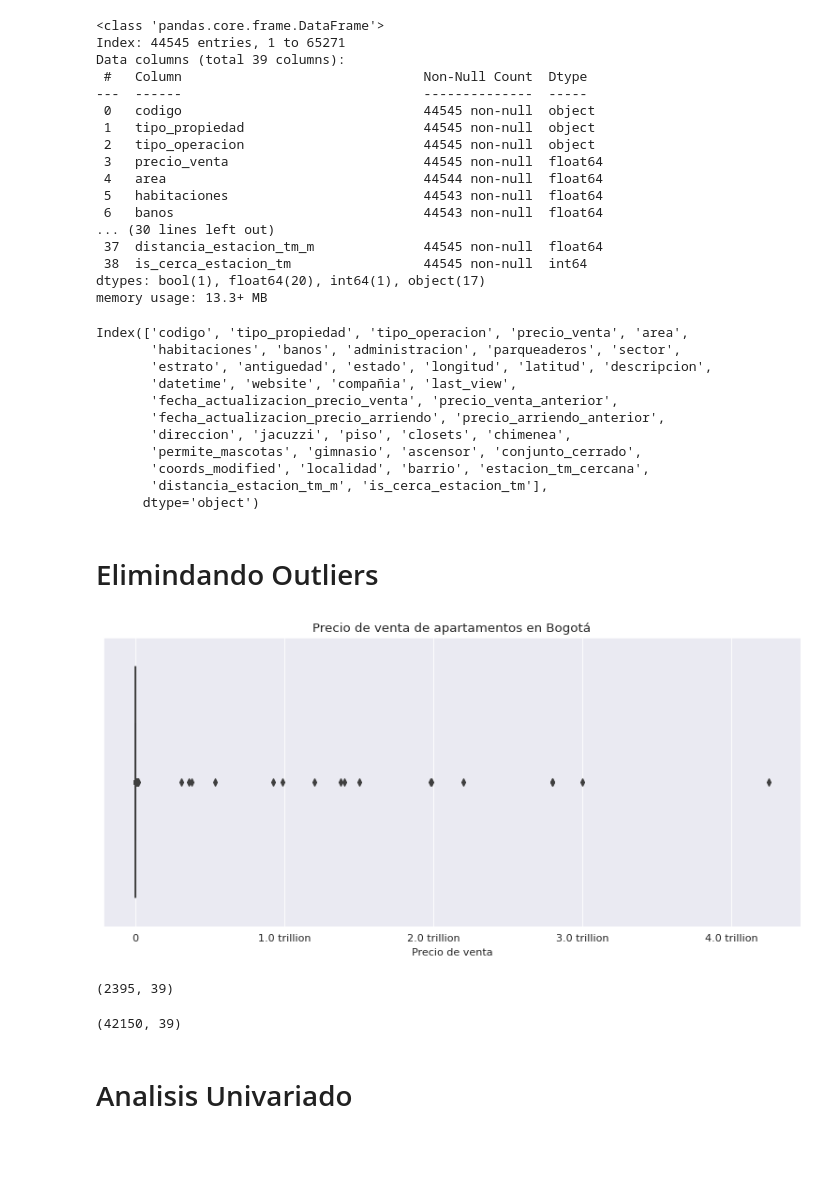
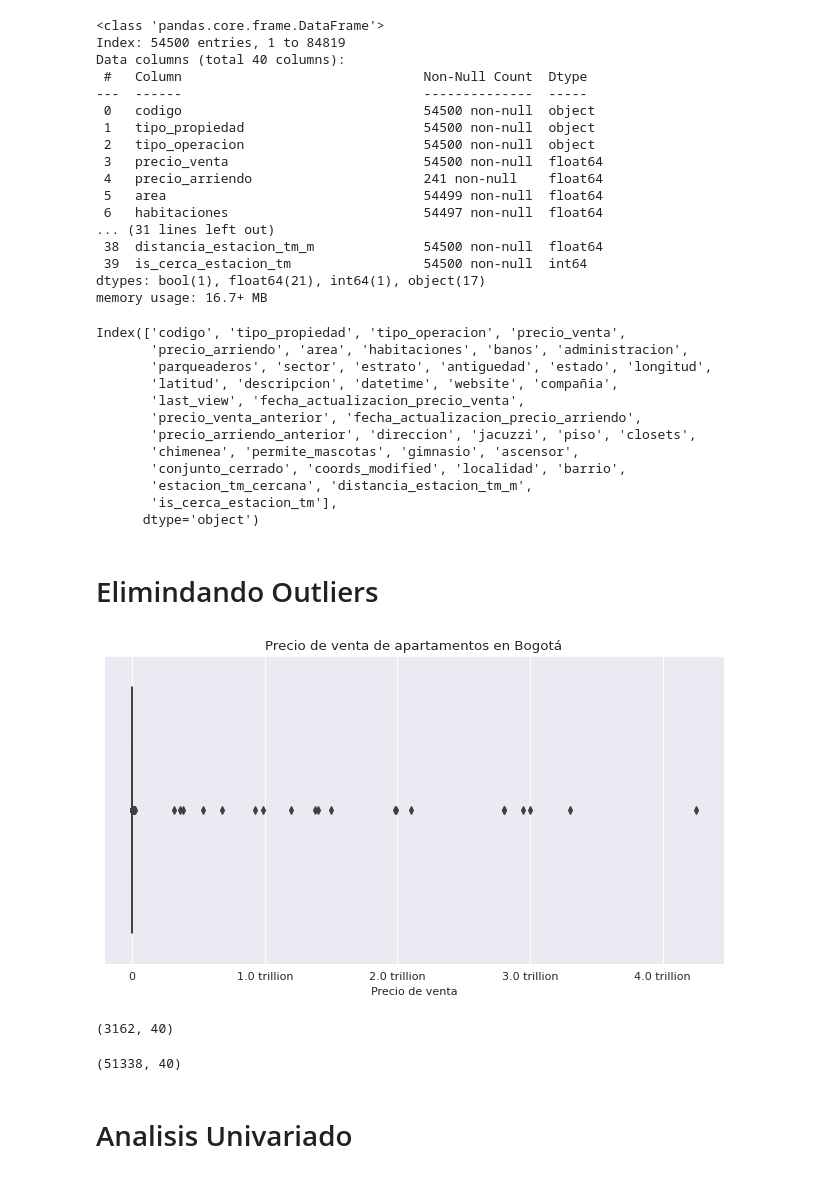
Before and after one commit to builker-col/bogota-apartments, a Jupyter notebook: notebooks/venta_data_exploraty.ipynb, the cells around one changed output. Cells and saved outputs as stored; diff of their text form; code cells hidden in the pictures; blank space fills up the shorter version.

Commit message:
Update visualizations and remove outdated report

```diff
--- a/notebooks/venta_data_exploraty.ipynb
+++ b/notebooks/venta_data_exploraty.ipynb
@@ -10,3 +18,13 @@ warnings.filterwarnings('ignore')
 # %%
 sns.set_style('darkgrid')
 plt.rcParams['figure.dpi'] = 80
+# %%
+client = pymongo.MongoClient(os.getenv('MONGO_URI'))
+db = client[os.getenv('MONGO_DATABASE')]
+collection = db['scrapy_bogota_apartments_processed']
+
+apartments = pd.DataFrame(list(collection.find()))
+apartments = apartments.drop(columns=['_id'], axis=1)
+apartments = apartments.loc[(apartments['tipo_operacion'] == 'VENTA') & (apartments['coords_modified'] == False)]
+
+apartments.head(3)
@@ -13,6 +37,6 @@ plt.rcParams['figure.dpi'] = 80
 # %%
-apartments = pd.read_csv('../data/processed/apartments.csv')
-print(apartments.shape)
-apartments = apartments.loc[(apartments['tipo_operacion'] == 'VENTA') & (apartments['coords_modified'] == False)]
-apartments = apartments.drop(['precio_arriendo'], axis=1)
-apartments.head()
+# apartments = pd.read_csv('../data/processed/apartments.csv')
+# print(apartments.shape)
+# apartments = apartments.loc[(apartments['tipo_operacion'] == 'VENTA') & (apartments['coords_modified'] == False)]
+# apartments = apartments.drop(['precio_arriendo'], axis=1)
+# apartments.head()
@@ -33,35 +48,36 @@ apartments.shape
 apartments.info()
 # %% [output]
 <class 'pandas.core.frame.DataFrame'>
-Index: 44545 entries, 1 to 65271
-Data columns (total 39 columns):
+Index: 54500 entries, 1 to 84819
+Data columns (total 40 columns):
  #   Column                               Non-Null Count  Dtype
 ---  ------                               --------------  -----
- 0   codigo                               44545 non-null  object
- 1   tipo_propiedad                       44545 non-null  object
- 2   tipo_operacion                       44545 non-null  object
- 3   precio_venta                         44545 non-null  float64
- 4   area                                 44544 non-null  float64
- 5   habitaciones                         44543 non-null  float64
- 6   banos                                44543 non-null  float64
-... (30 lines left out)
- 37  distancia_estacion_tm_m              44545 non-null  float64
- 38  is_cerca_estacion_tm                 44545 non-null  int64
-dtypes: bool(1), float64(20), int64(1), object(17)
-memory usage: 13.3+ MB
+ 0   codigo                               54500 non-null  object
+ 1   tipo_propiedad                       54500 non-null  object
+ 2   tipo_operacion                       54500 non-null  object
+ 3   precio_venta                         54500 non-null  float64
+ 4   precio_arriendo                      241 non-null    float64
+ 5   area                                 54499 non-null  float64
+ 6   habitaciones                         54497 non-null  float64
+... (31 lines left out)
+ 38  distancia_estacion_tm_m              54500 non-null  float64
+ 39  is_cerca_estacion_tm                 54500 non-null  int64
+dtypes: bool(1), float64(21), int64(1), object(17)
+memory usage: 16.7+ MB
 # %%
 apartments.columns
 # %% [output]
-Index(['codigo', 'tipo_propiedad', 'tipo_operacion', 'precio_venta', 'area',
-       'habitaciones', 'banos', 'administracion', 'parqueaderos', 'sector',
-       'estrato', 'antiguedad', 'estado', 'longitud', 'latitud', 'descripcion',
-       'datetime', 'website', 'compañia', 'last_view',
-       'fecha_actualizacion_precio_venta', 'precio_venta_anterior',
-       'fecha_actualizacion_precio_arriendo', 'precio_arriendo_anterior',
-       'direccion', 'jacuzzi', 'piso', 'closets', 'chimenea',
-       'permite_mascotas', 'gimnasio', 'ascensor', 'conjunto_cerrado',
-       'coords_modified', 'localidad', 'barrio', 'estacion_tm_cercana',
-       'distancia_estacion_tm_m', 'is_cerca_estacion_tm'],
+Index(['codigo', 'tipo_propiedad', 'tipo_operacion', 'precio_venta',
+       'precio_arriendo', 'area', 'habitaciones', 'banos', 'administracion',
+       'parqueaderos', 'sector', 'estrato', 'antiguedad', 'estado', 'longitud',
+       'latitud', 'descripcion', 'datetime', 'website', 'compañia',
+       'last_view', 'fecha_actualizacion_precio_venta',
+       'precio_venta_anterior', 'fecha_actualizacion_precio_arriendo',
+       'precio_arriendo_anterior', 'direccion', 'jacuzzi', 'piso', 'closets',
+       'chimenea', 'permite_mascotas', 'gimnasio', 'ascensor',
+       'conjunto_cerrado', 'coords_modified', 'localidad', 'barrio',
+       'estacion_tm_cercana', 'distancia_estacion_tm_m',
+       'is_cerca_estacion_tm'],
       dtype='object')
 # %%
 apartments['datetime'] = pd.to_datetime(apartments['datetime'])
@@ -70,14 +86,14 @@ fotmat_tick_humanize = lambda x, pos: humanize.intword(x)
 # %% [markdown]
 # Elimindando Outliers
 # %%
-plt.figure(figsize=(12, 5))
+plt.figure(figsize=(10, 5))
 
 sns.boxplot(x='precio_venta', data=apartments)
 plt.title('Precio de venta de apartamentos en Bogotá')
 plt.xlabel('Precio de venta')
 plt.gca().get_xaxis().set_major_formatter(plt.FuncFormatter(fotmat_tick_humanize))
 # %% [output]
-[figure, old version]
+[figure, new version]
 # %%
 Q1 = apartments['precio_venta'].quantile(0.25)
 Q3 = apartments['precio_venta'].quantile(0.75)
@@ -94,12 +110,12 @@ outliers = apartments.loc[(apartments['precio_venta'] < lower) | (apartments['pr
 outliers.shape
 # lower, upper
 # %% [output]
-(2395, 39)
+(3162, 40)
 # %%
 apartments = apartments[(apartments['precio_venta'] > lower) & (apartments['precio_venta'] < upper)]
 apartments.shape
 # %% [output]
-(42150, 39)
+(51338, 40)
 # %% [markdown]
 # Analisis Univariado
 # %%
```
Also changed, not shown: parts of 31 cells of this notebook, 14 other files.
